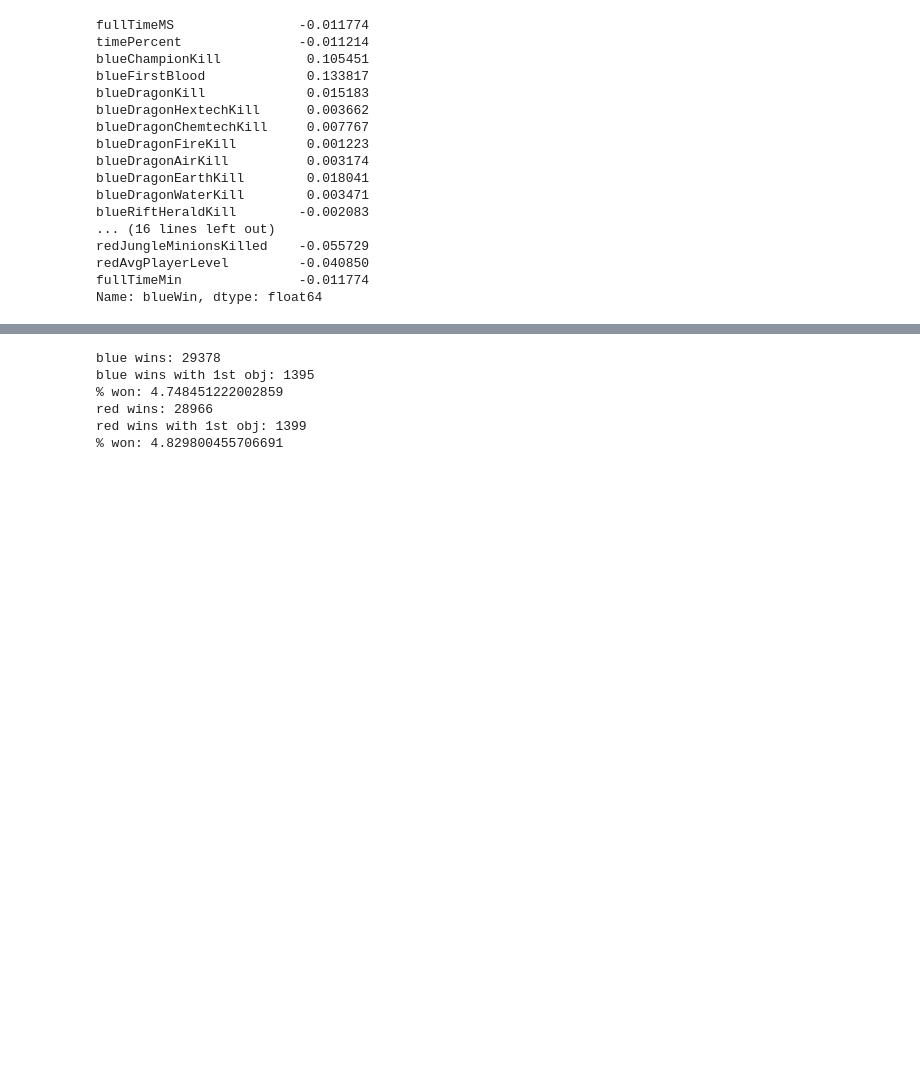
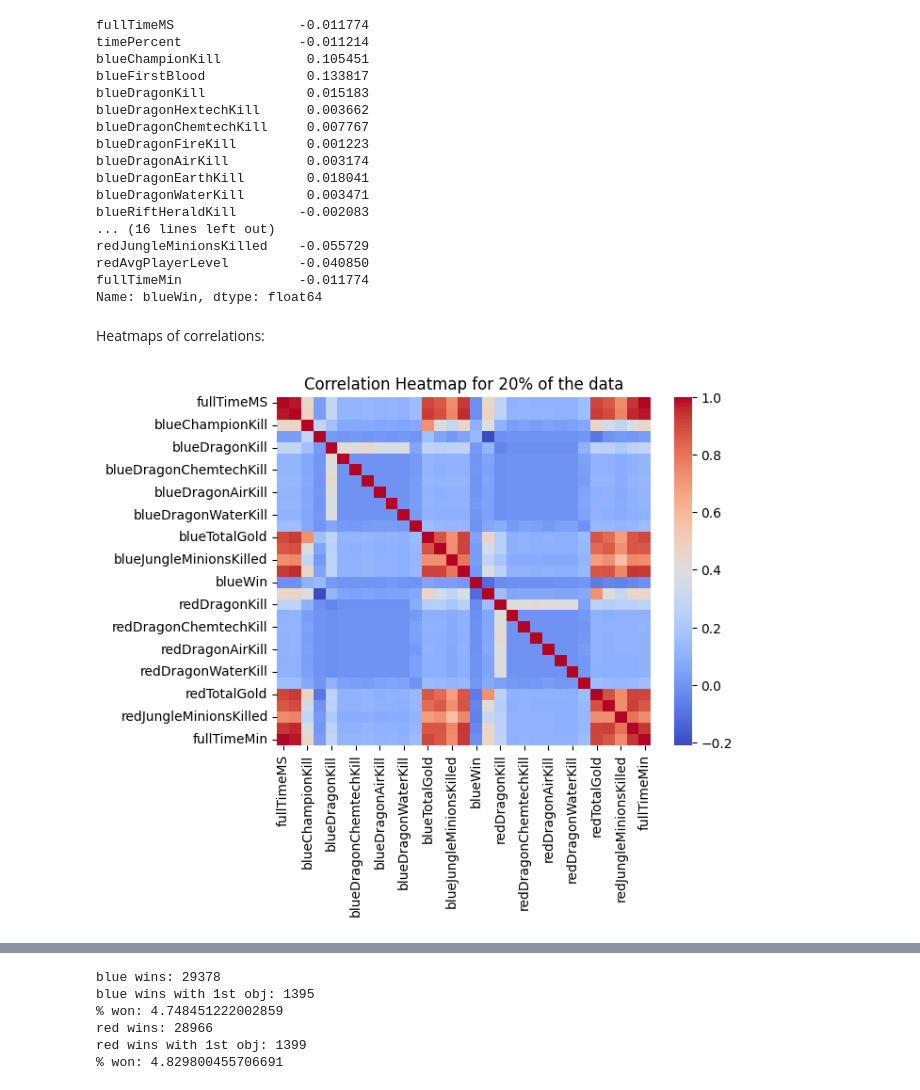
Before and after one commit to t-tony03/EECS3401Final, a Jupyter notebook: final rev2.ipynb, the cells around one changed output, grey strips where cells are left out. Drawn from its saved outputs; the diff is of its cells as text; code cells hidden in the pictures; blank space fills up the shorter version.

Commit message:
added more info
more corelation tables and some more graphs

```diff
--- a/final rev2.ipynb
+++ b/final rev2.ipynb
@@ -195,3 +215,11 @@ redJungleMinionsKilled    -0.055729
 redAvgPlayerLevel         -0.040850
 fullTimeMin               -0.011774
 Name: blueWin, dtype: float64
+# %% [markdown]
+Heatmaps of correlations:
+# %%
+hm2 = sns.heatmap(corr_matrix2 , annot=False , cmap='coolwarm')
+hm2.set_title('Correlation Heatmap for 20% of the data')
+plt.show()
+# %% [output]
+[figure, added]
```
Also changed, not shown: parts of 22 cells of this notebook.
